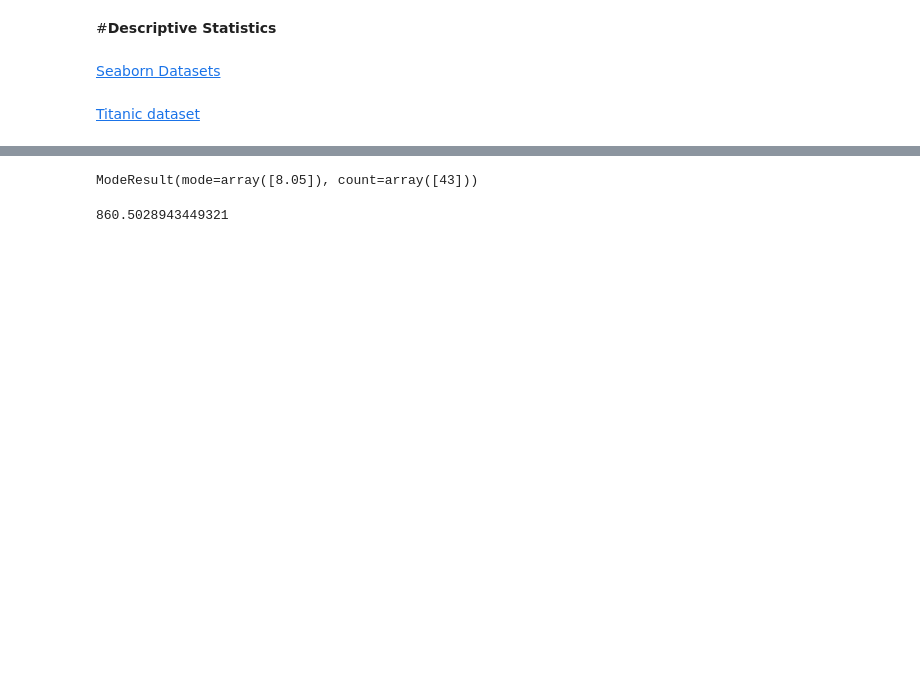
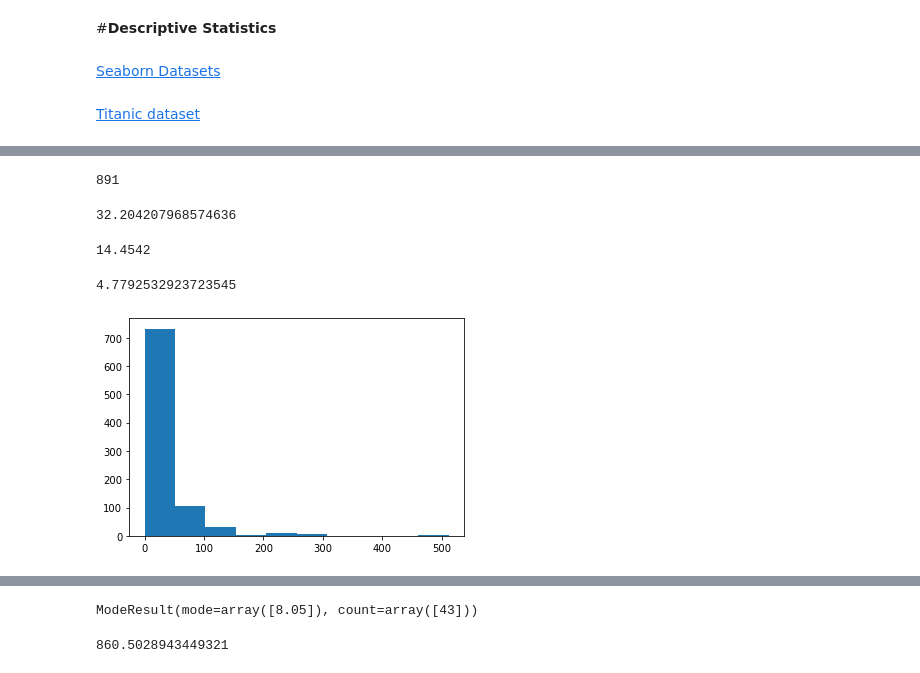
Before and after one commit to yasir5008/DS_-_ITF_Just_Working_Directory, a Jupyter notebook: DS_python_works/Statistics_Lab2_(Descriptive_Stats_&_Correlation)_(TR)_1_Oct_2021_Students.ipynb, the cells around one changed output, grey strips where cells are left out. Saved outputs shown, nothing was run; the diff lists cells and outputs as text; code cells hidden in the pictures; blank space fills up the shorter version.

```diff
--- a/DS_python_works/Statistics_Lab2_(Descriptive_Stats_&_Correlation)_(TR)_1_Oct_2021_Students.ipynb
+++ b/DS_python_works/Statistics_Lab2_(Descriptive_Stats_&_Correlation)_(TR)_1_Oct_2021_Students.ipynb
@@ -18,0 +41,3 @@ NameError: name 'sns' is not defined
+# %%
+fare = np.array(df['fare'])
+fare
@@ -19,2 +62,22 @@ NameError: name 'sns' is not defined
+# %%
+len(fare)
+# %% [output]
+891
+# %%
+np.mean(fare)
+# %% [output]
+32.204207968574636
+# %%
+np.median(fare)
+# %% [output]
+14.4542
+# %%
+stats.skew(fare)
+# %% [output]
+4.7792532923723545
+# %%
+plt.hist(fare)
+# %% [output]
+[figure, added]
 # %%
 # %% [output]
```
Also changed, not shown: parts of 34 cells of this notebook, 1 other file.
